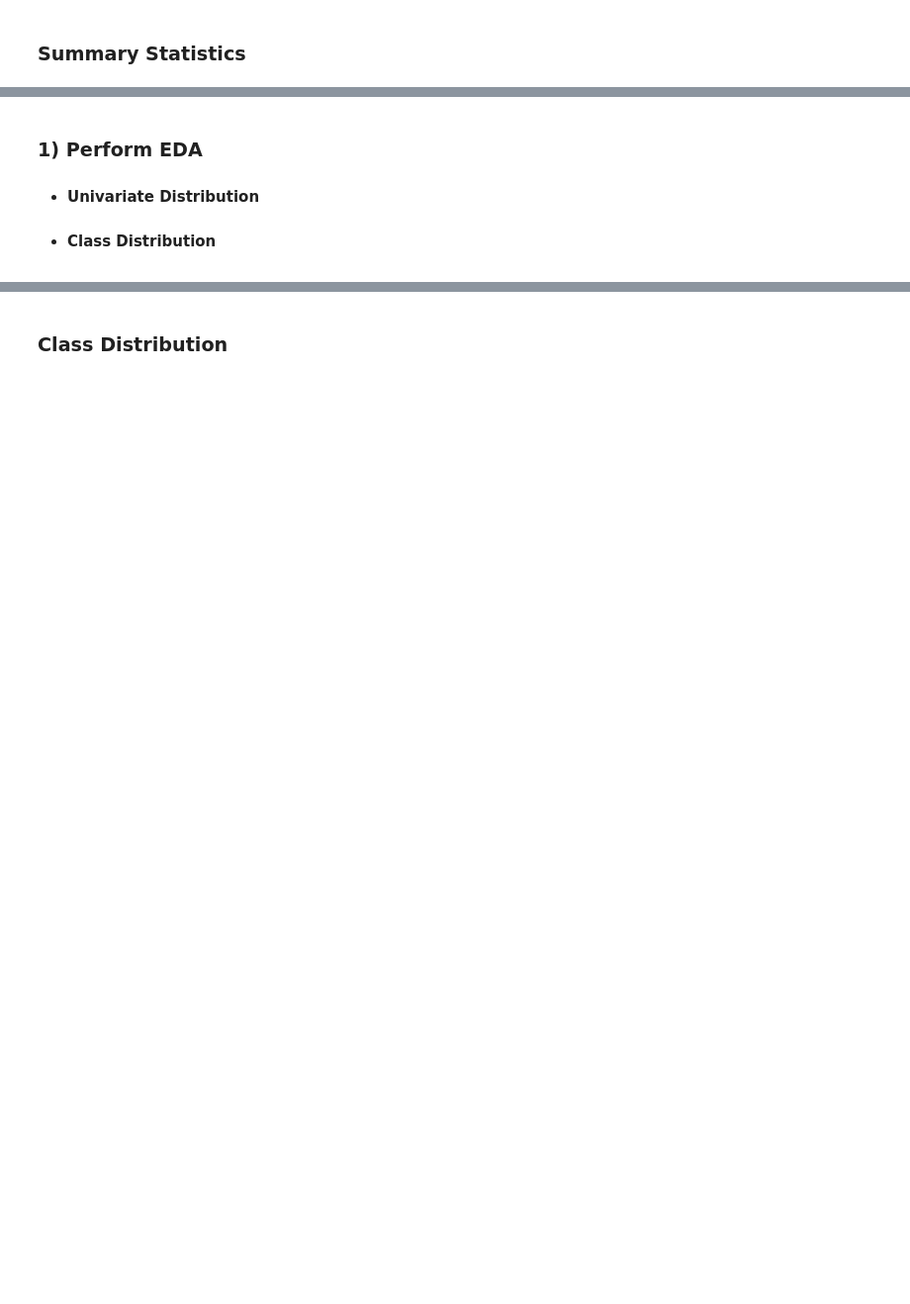
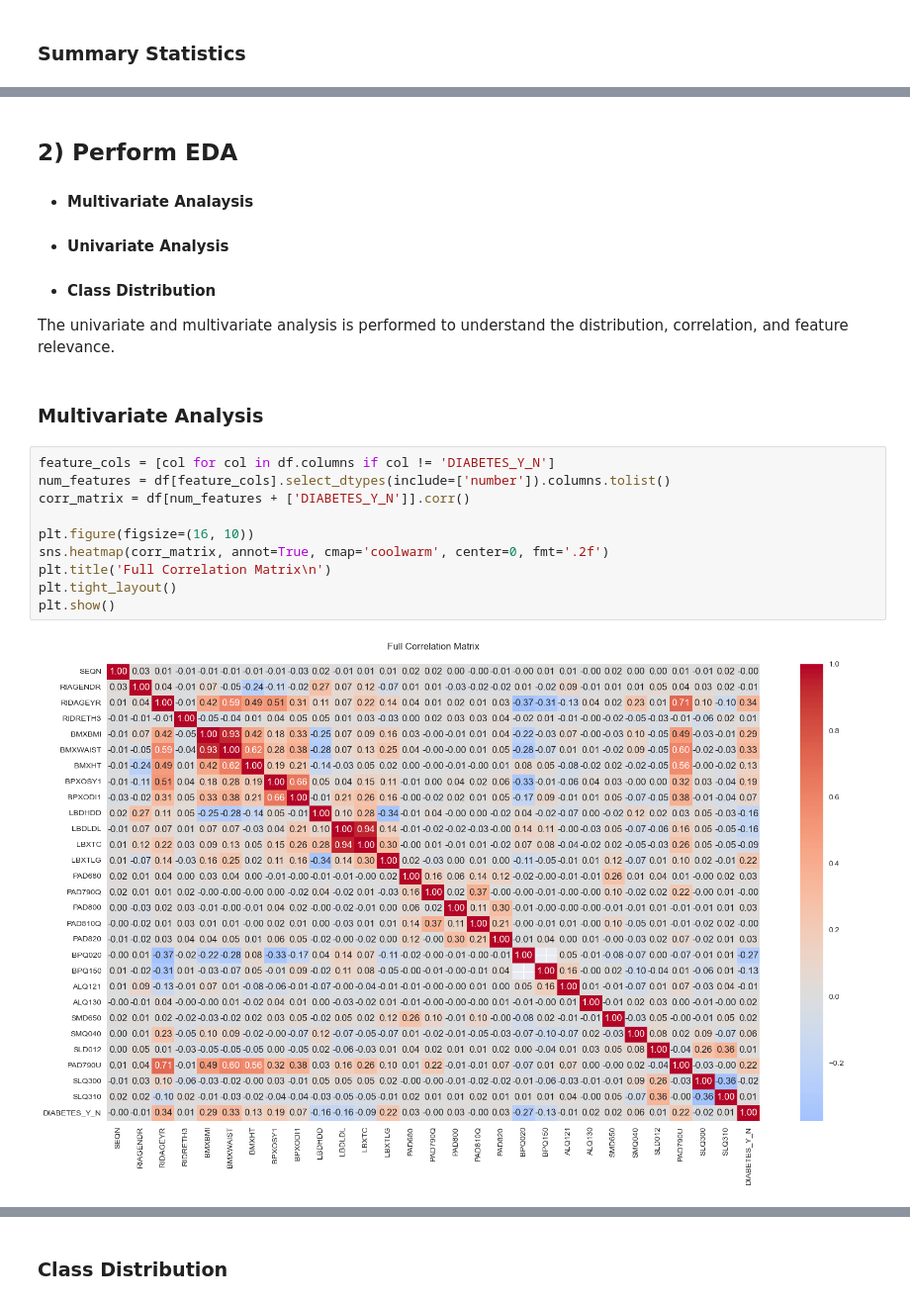
Before and after one commit to rshah777/Capstone-Diabetes-Risk-Prediction, a Jupyter notebook: Predict Diabetes Risk Score.ipynb, the cells around one changed output, grey strips where cells are left out. Shown at 99% size. Cells and saved outputs as stored; diff of their text form; blank space fills up the shorter version.

```diff
--- a/Predict Diabetes Risk Score.ipynb
+++ b/Predict Diabetes Risk Score.ipynb
@@ -203,5 +379,22 @@ df.describe().transpose()
 # %% [markdown]
-### 1) Perform EDA
+## 2) Perform EDA
 
-* #### Univariate Distribution
+* #### Multivariate Analaysis
+* #### Univariate Analysis
 * #### Class Distribution
+
+The univariate and multivariate analysis is performed to understand the distribution, correlation, and feature relevance.
+# %% [markdown]
+### Multivariate Analysis
+# %%
+feature_cols = [col for col in df.columns if col != 'DIABETES_Y_N']
+num_features = df[feature_cols].select_dtypes(include=['number']).columns.tolist()
+corr_matrix = df[num_features + ['DIABETES_Y_N']].corr()
+
+plt.figure(figsize=(16, 10))
+sns.heatmap(corr_matrix, annot=True, cmap='coolwarm', center=0, fmt='.2f')
+plt.title('Full Correlation Matrix\n')
+plt.tight_layout()
+plt.show()
+# %% [output]
+[figure, new version]
```
Also changed, not shown: parts of 128 cells of this notebook, 1 other file.
